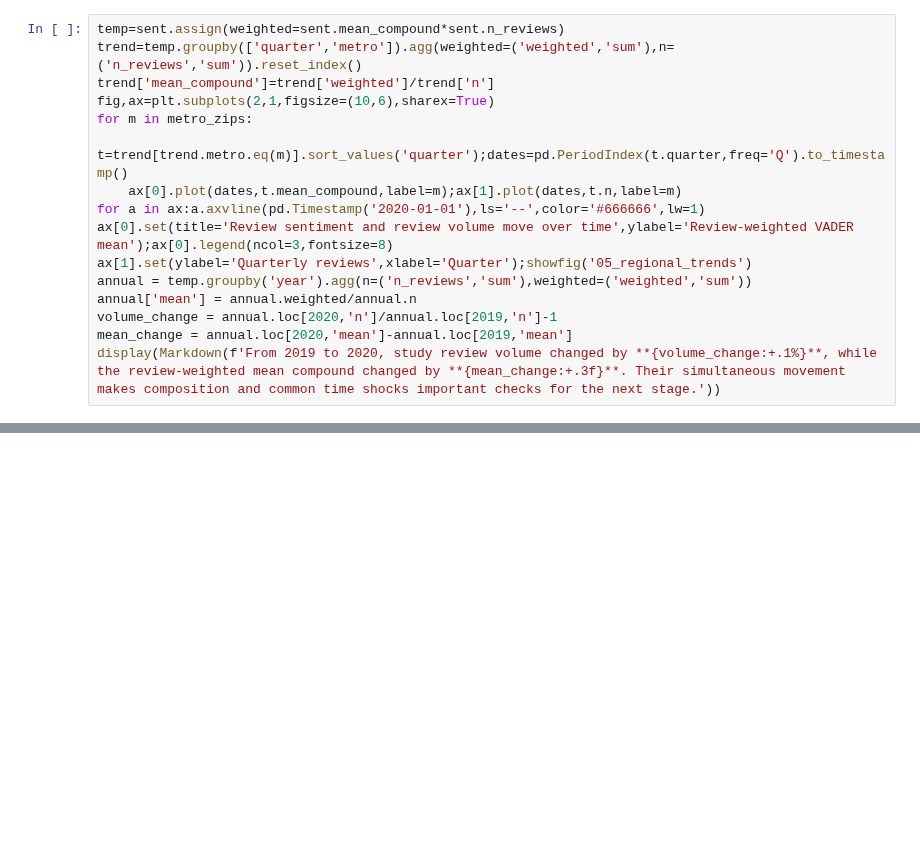
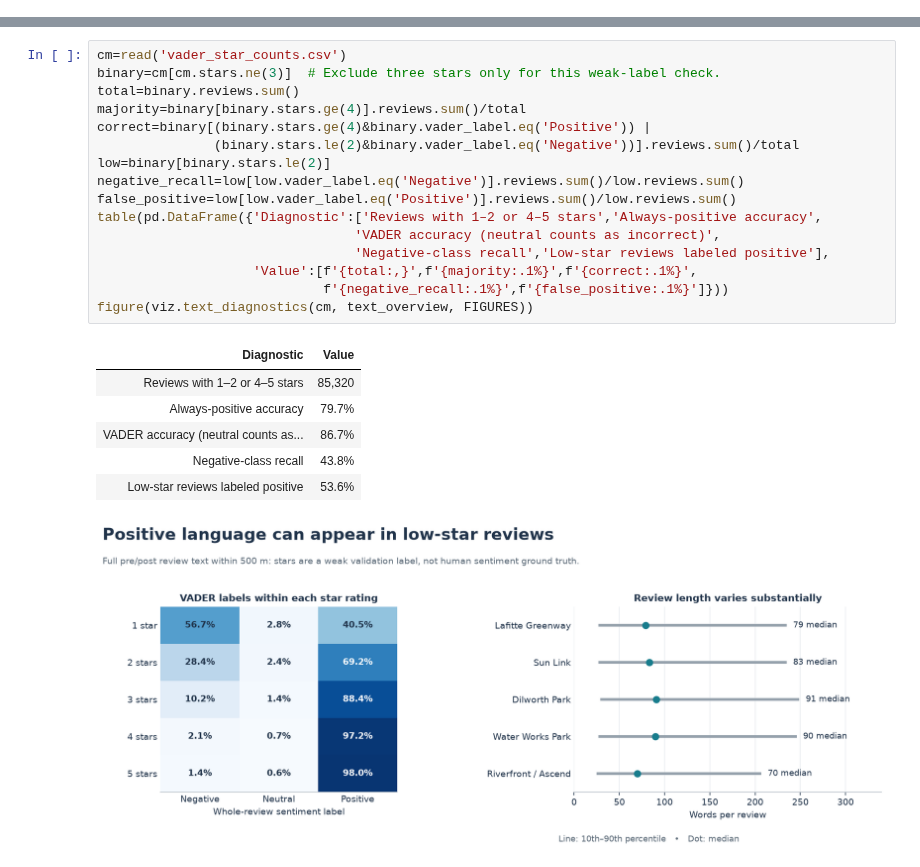
Before and after one commit to intreaction/neighborhood-sentiment-map, a Jupyter notebook: docs/coursework/milestone-2-eda/ProjectEDA_Team4.ipynb, the cells around one changed output, grey strips where cells are left out. Saved outputs shown, nothing was run; the diff lists cells and outputs as text; blank space fills up the shorter version.

```diff
--- a/docs/coursework/milestone-2-eda/ProjectEDA_Team4.ipynb
+++ b/docs/coursework/milestone-2-eda/ProjectEDA_Team4.ipynb
@@ -415,16 +0,0 @@ The following quarterly means weight each ZIP by its number of reviews. They des
-# %%
-temp=sent.assign(weighted=sent.mean_compound*sent.n_reviews)
-trend=temp.groupby(['quarter','metro']).agg(weighted=('weighted','sum'),n=('n_reviews','sum')).reset_index()
-trend['mean_compound']=trend['weighted']/trend['n']
-fig,ax=plt.subplots(2,1,figsize=(10,6),sharex=True)
-for m in metro_zips:
-    t=trend[trend.metro.eq(m)].sort_values('quarter');dates=pd.PeriodIndex(t.quarter,freq='Q').to_timestamp()
-    ax[0].plot(dates,t.mean_compound,label=m);ax[1].plot(dates,t.n,label=m)
-for a in ax:a.axvline(pd.Timestamp('2020-01-01'),ls='--',color='#666666',lw=1)
-ax[0].set(title='Review sentiment and review volume move over time',ylabel='Review-weighted VADER mean');ax[0].legend(ncol=3,fontsize=8)
-ax[1].set(ylabel='Quarterly reviews',xlabel='Quarter');showfig('05_regional_trends')
-annual = temp.groupby('year').agg(n=('n_reviews','sum'),weighted=('weighted','sum'))
-annual['mean'] = annual.weighted/annual.n
-volume_change = annual.loc[2020,'n']/annual.loc[2019,'n']-1
-mean_change = annual.loc[2020,'mean']-annual.loc[2019,'mean']
-display(Markdown(f'From 2019 to 2020, study review volume changed by **{volume_change:+.1%}**, while the review-weighted mean compound changed by **{mean_change:+.3f}**. Their simultaneous movement makes composition and common time shocks important checks for the next stage.'))
@@ -609,0 +231,24 @@ The two assignment files are `ProjectEDA_Team4.ipynb` and `ProjectEDA_Team4.html
+# %%
+cm=read('vader_star_counts.csv')
+binary=cm[cm.stars.ne(3)]  # Exclude three stars only for this weak-label check.
+total=binary.reviews.sum()
+majority=binary[binary.stars.ge(4)].reviews.sum()/total
+correct=binary[(binary.stars.ge(4)&binary.vader_label.eq('Positive')) |
+               (binary.stars.le(2)&binary.vader_label.eq('Negative'))].reviews.sum()/total
+low=binary[binary.stars.le(2)]
+negative_recall=low[low.vader_label.eq('Negative')].reviews.sum()/low.reviews.sum()
+false_positive=low[low.vader_label.eq('Positive')].reviews.sum()/low.reviews.sum()
+table(pd.DataFrame({'Diagnostic':['Reviews with 1–2 or 4–5 stars','Always-positive accuracy',
+                                 'VADER accuracy (neutral counts as incorrect)',
+                                 'Negative-class recall','Low-star reviews labeled positive'],
+                    'Value':[f'{total:,}',f'{majority:.1%}',f'{correct:.1%}',
+                             f'{negative_recall:.1%}',f'{false_positive:.1%}']}))
+figure(viz.text_diagnostics(cm, text_overview, FIGURES))
+# %% [output]
+| Diagnostic | Value |
+| Reviews with 1–2 or 4–5 stars | 85,320 |
+| Always-positive accuracy | 79.7% |
+| VADER accuracy (neutral counts as... | 86.7% |
+| Negative-class recall | 43.8% |
+| Low-star reviews labeled positive | 53.6% |
+[figure, added]
```
Also changed, not shown: parts of 47 cells of this notebook, 57 other files.
